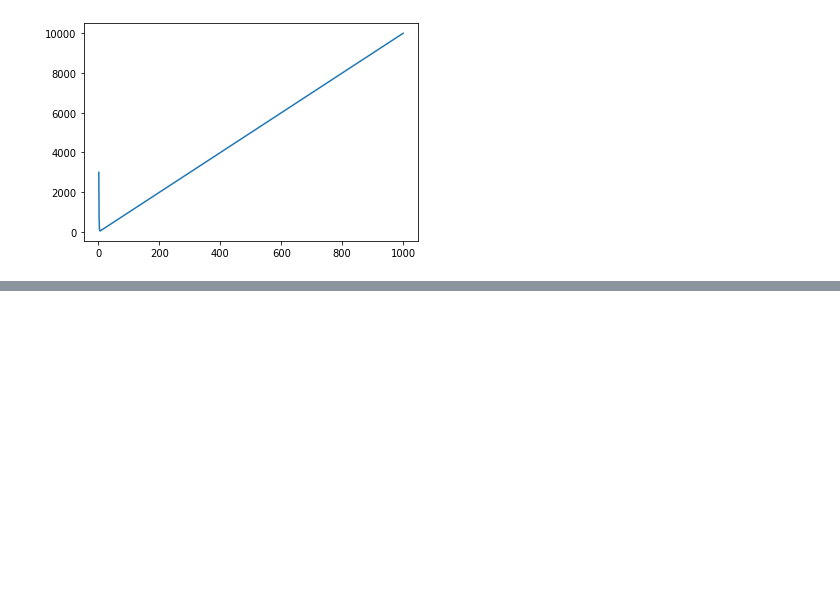
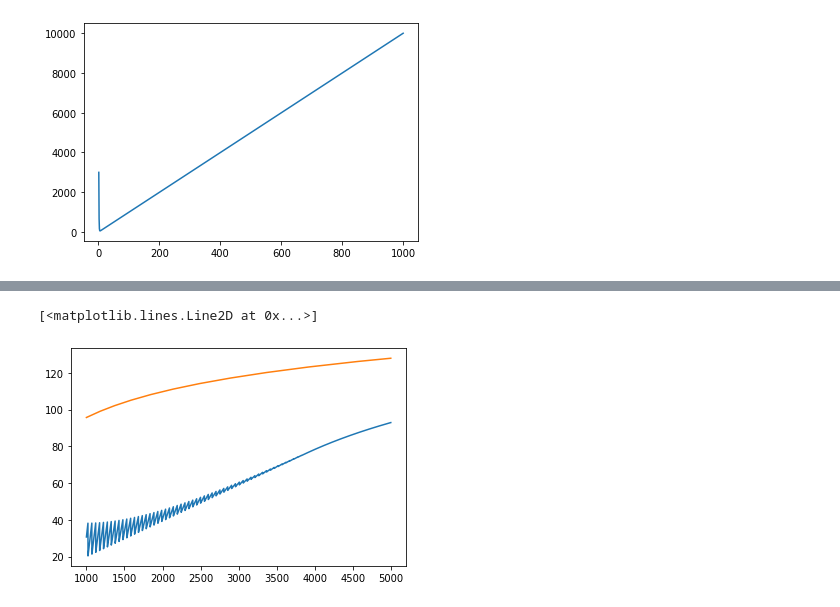
Before and after one commit to michaelneuder/continued-participation, a Jupyter notebook: copar-2.ipynb, the cells around one changed output, grey strips where cells are left out. Saved outputs shown, nothing was run; the diff lists cells and outputs as text; code cells hidden in the pictures; blank space fills up the shorter version.

```diff
--- a/copar-2.ipynb
+++ b/copar-2.ipynb
@@ -280,0 +348,6 @@ plt.plot(k_range, costs)
+# %%
+def getOptLott(m, n, C):
+    p_grid   = np.linspace(1e-6, 1 - 1e-6, 1000)
+    lot_cost = expected_cost_lot(p_grid, m, n, C)
+    p_star = p_grid[np.argmin(lot_cost)]
+    return p_star, expected_cost_lot(p_star, m, n, C)
@@ -280,0 +358,6 @@ plt.plot(k_range, costs)
+# %%
+def getOptSS(m, n, C, B):
+    k_grid  = np.arange(1, np.ceil(C/(B+1)))
+    ss_cost = expected_cost_ss(k_grid, m, n, C, B)
+    k_star = k_grid[np.argmin(ss_cost)]
+    return k_star, expected_cost_ss(k_star, m, n, C, B)
@@ -280,0 +368,19 @@ plt.plot(k_range, costs)
+# %%
+Cs = np.arange(1000, 5000)
+# %%
+optps, optks = [], []
+optLotts, optSS = [], []
+for C in Cs:
+    ps, lotCost = getOptLott(m, n, C)
+    optps.append(ps)
+    optLotts.append(lotCost)
+
+    ks, ssCost = getOptSS(m, n, C, B)
+    optks.append(ks)
+    optSS.append(ssCost)
+# %%
+plt.plot(Cs, optSS)
+plt.plot(Cs, optLotts)
+# %% [output]
+[<matplotlib.lines.Line2D at 0x...>]
+[figure, added]
```
Also changed, not shown: parts of 15 cells of this notebook.
